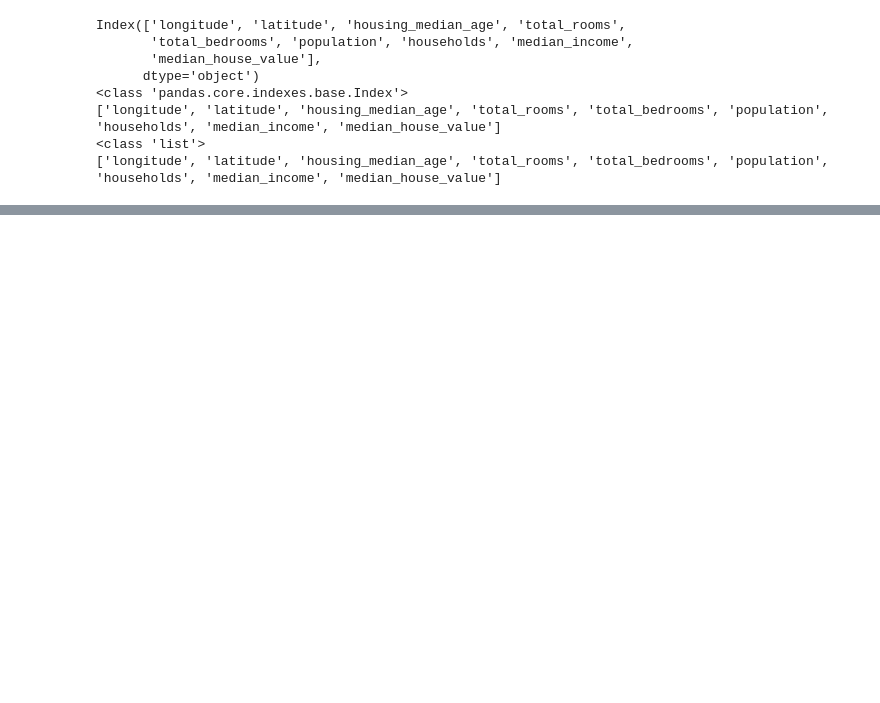
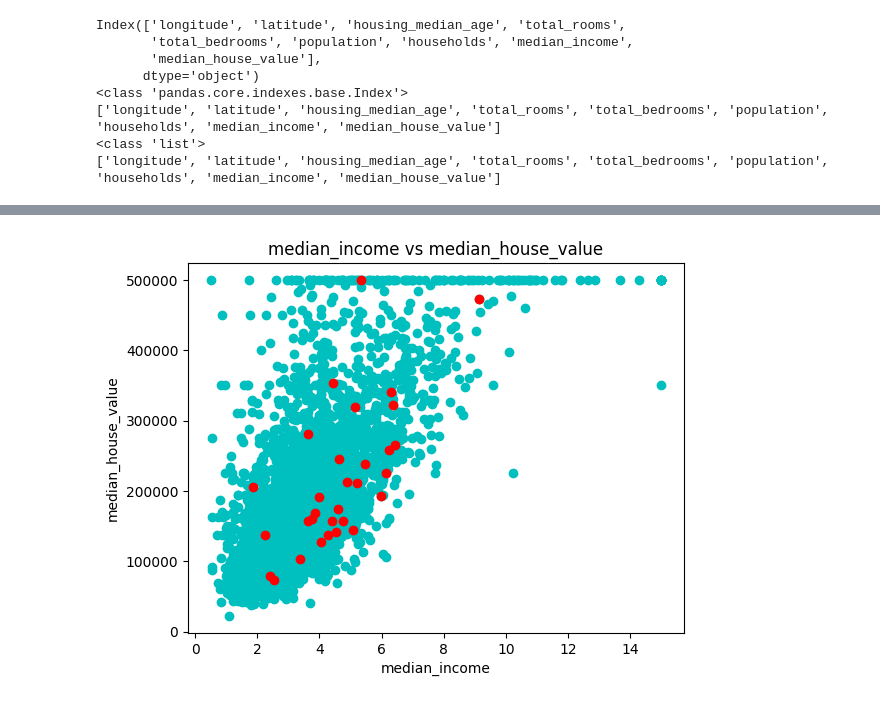
Before and after one commit to anferivera/Fundamentos_de_computacion, a Jupyter notebook: 14_pandas.ipynb, the cells around one changed output, grey strips where cells are left out. Saved outputs shown, nothing was run; the diff lists cells and outputs as text; code cells hidden in the pictures; blank space fills up the shorter version.

```diff
--- a/14_pandas.ipynb
+++ b/14_pandas.ipynb
@@ -510,0 +581,12 @@ myplot2=plt.plot(z,y,'r*')
+# %%
+#Complete plot
+
+plt.plot(xdf,ydf,'co')
+plt.plot(x,y,'ro')
+
+plt.xlabel('median_income')
+plt.ylabel('median_house_value')
+plt.title('median_income vs median_house_value')
+plt.show()
+# %% [output]
+[figure, added]
```
Also changed, not shown: parts of 61 cells of this notebook.
